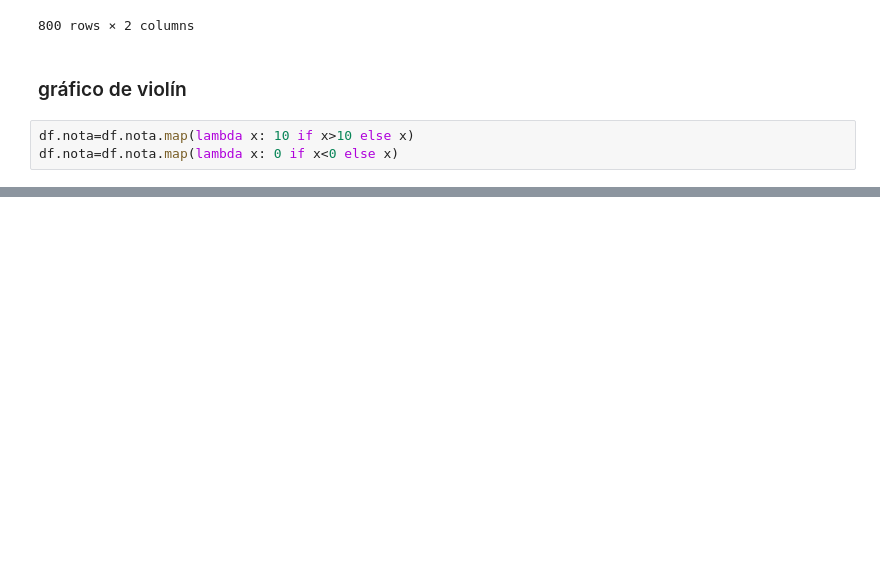
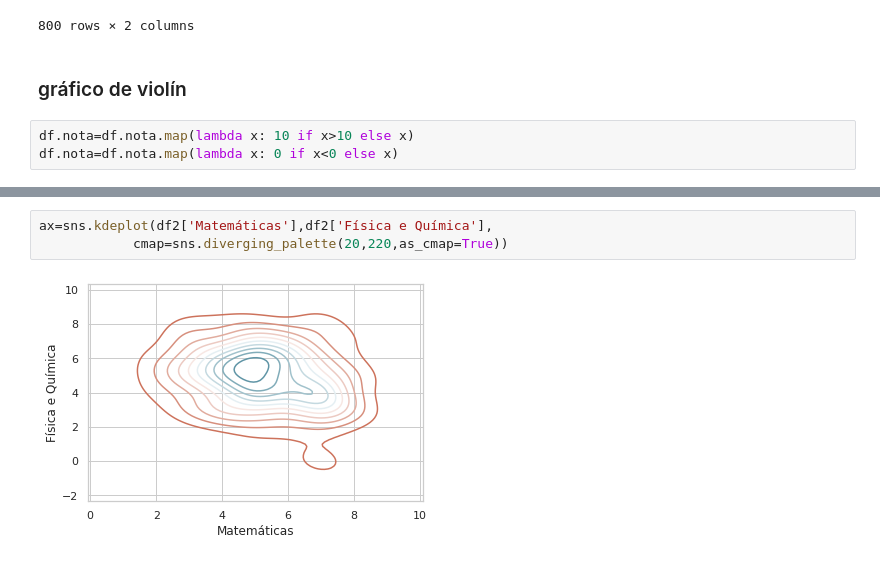
Before and after one commit to mvilarinho/arena, a Jupyter notebook: violinNotas.ipynb, the cells around one changed output, grey strips where cells are left out. Drawn from its saved outputs; the diff is of its cells as text; blank space fills up the shorter version.

```diff
--- a/violinNotas.ipynb
+++ b/violinNotas.ipynb
@@ -81,0 +114,5 @@ Name: nota, dtype: float64
+# %%
+ax=sns.kdeplot(df2['Matemáticas'],df2['Física e Química'],
+            cmap=sns.diverging_palette(20,220,as_cmap=True))
+# %% [output]
+[figure, added]
```
Also changed, not shown: parts of 10 cells of this notebook.
